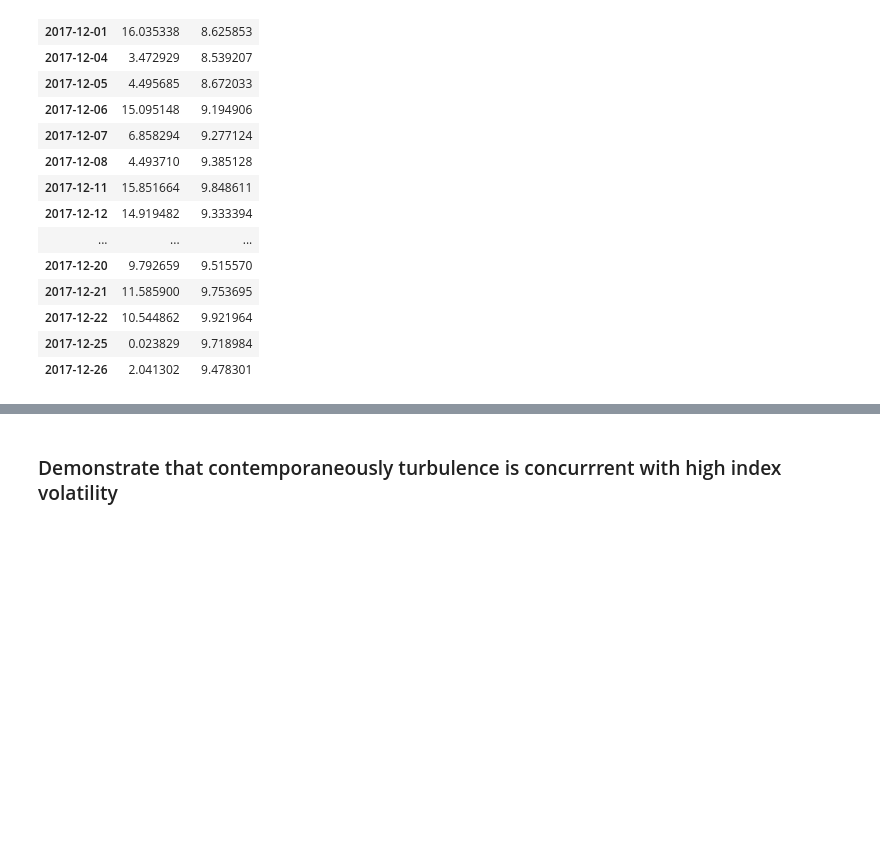
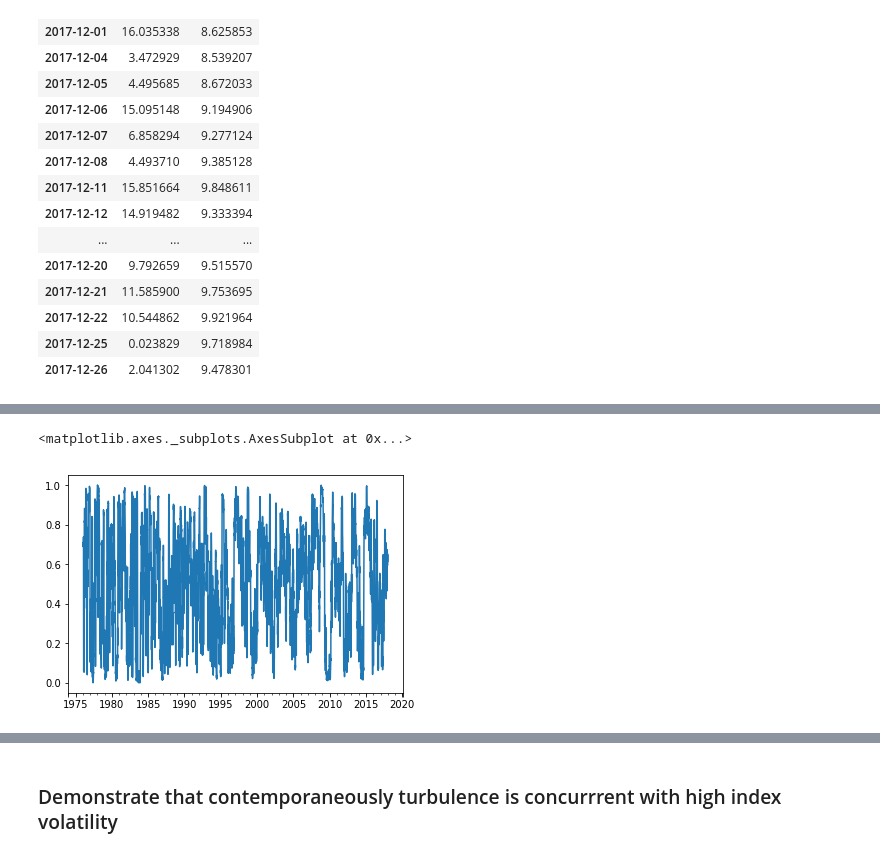
Before and after one commit to fintechsteve/modeling-volatility, a Jupyter notebook: Part_05_Creating_Turbulence_Model.ipynb, the cells around one changed output, grey strips where cells are left out. Cells and saved outputs as stored; diff of their text form; code cells hidden in the pictures; blank space fills up the shorter version.

```diff
--- a/Part_05_Creating_Turbulence_Model.ipynb
+++ b/Part_05_Creating_Turbulence_Model.ipynb
@@ -131,0 +126,11 @@ array([<matplotlib.axes._subplots.AxesSubplot object at 0x...>],
+# %%
+insample_start_date = '1975-01-02'
+insample_end_date = '2000-01-01'
+insample_turb = (roll_turb['smoothed'].loc[insample_start_date:insample_end_date]).dropna().values
+insample_turb.sort()
+num_insample = np.size(insample_turb)
+roll_turb['ranked'] = np.true_divide(list(map(lambda x:float('NaN') if np.isnan(x) else bisect.bisect_left(insample_turb,x), roll_turb['smoothed'])),num_insample)
+roll_turb['ranked'].plot()
+# %% [output]
+<matplotlib.axes._subplots.AxesSubplot at 0x...>
+[figure, added]
```
Also changed, not shown: parts of 12 cells of this notebook.
